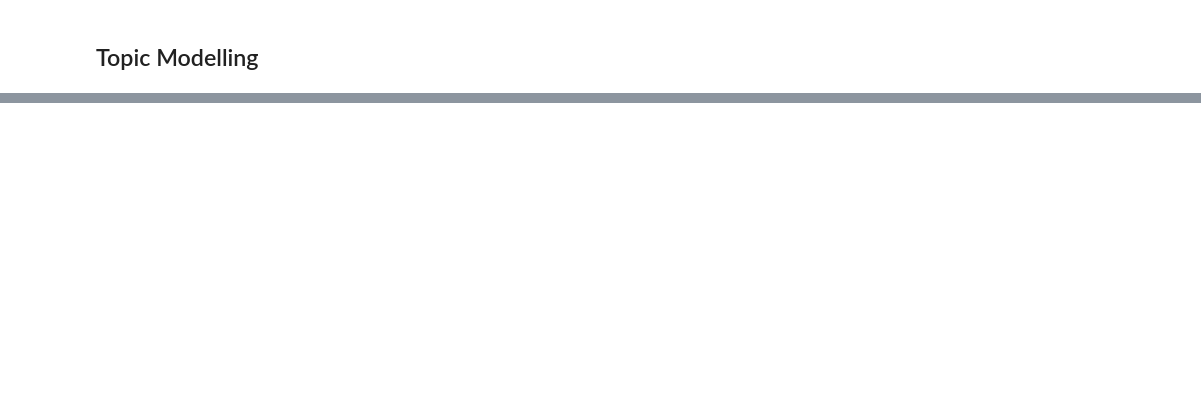
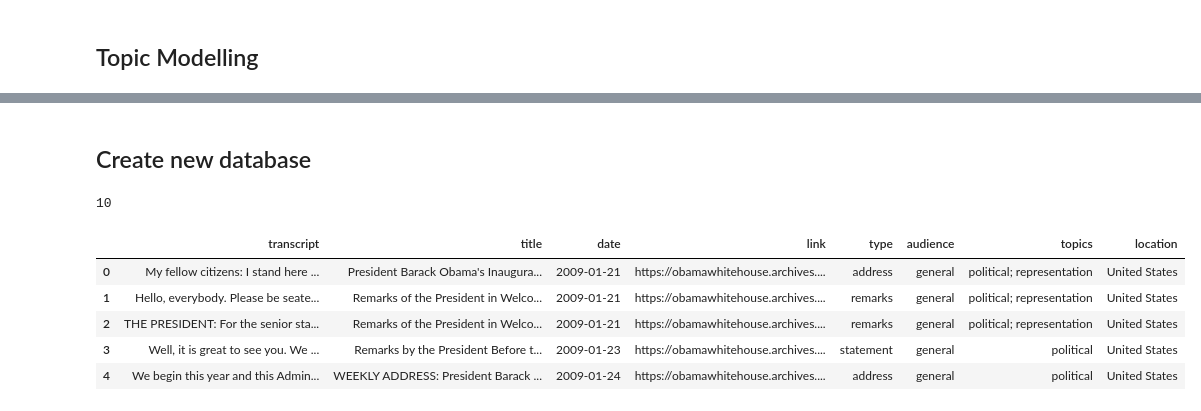
Before and after one commit to howlou/Trump-shit, a Jupyter notebook: Obama_NLP.ipynb, the cells around one changed output, grey strips where cells are left out. Saved outputs shown, nothing was run; the diff lists cells and outputs as text; code cells hidden in the pictures; blank space fills up the shorter version.

```diff
--- a/Obama_NLP.ipynb
+++ b/Obama_NLP.ipynb
@@ -239,0 +258,19 @@ words
+# %% [markdown]
+## Create new database
+# %%
+#create new variable with the five first and five last speeches in the dataset
+
+ten_speeches_obama = pd.concat([df.iloc[:5], df.iloc[-5:]]).reset_index(drop=True)
+
+ten_speeches_obama.to_csv(data_dir / 'ten_speeches_obama.csv', index=False, encoding='utf-8')
+
+print(len(ten_speeches_obama))
+display(ten_speeches_obama.head())
+# %% [output]
+10
+|  | transcript | title | date | link | type | audience | topics | location |
+| 0 | My fellow citizens: I stand here ... | President Barack Obama's Inaugura... | 2009-01-21 | https://obamawhitehouse.archives.... | address | general | political; representation | United States |
+| 1 | Hello, everybody. Please be seate... | Remarks of the President in Welco... | 2009-01-21 | https://obamawhitehouse.archives.... | remarks | general | political; representation | United States |
+| 2 | THE PRESIDENT: For the senior sta... | Remarks of the President in Welco... | 2009-01-21 | https://obamawhitehouse.archives.... | remarks | general | political; representation | United States |
+| 3 | Well, it is great to see you. We ... | Remarks by the President Before t... | 2009-01-23 | https://obamawhitehouse.archives.... | statement | general | political | United States |
+| 4 | We begin this year and this Admin... | WEEKLY ADDRESS: President Barack ... | 2009-01-24 | https://obamawhitehouse.archives.... | address | general | political | United States |
```
Also changed, not shown: parts of 16 cells of this notebook, 5 other files.
